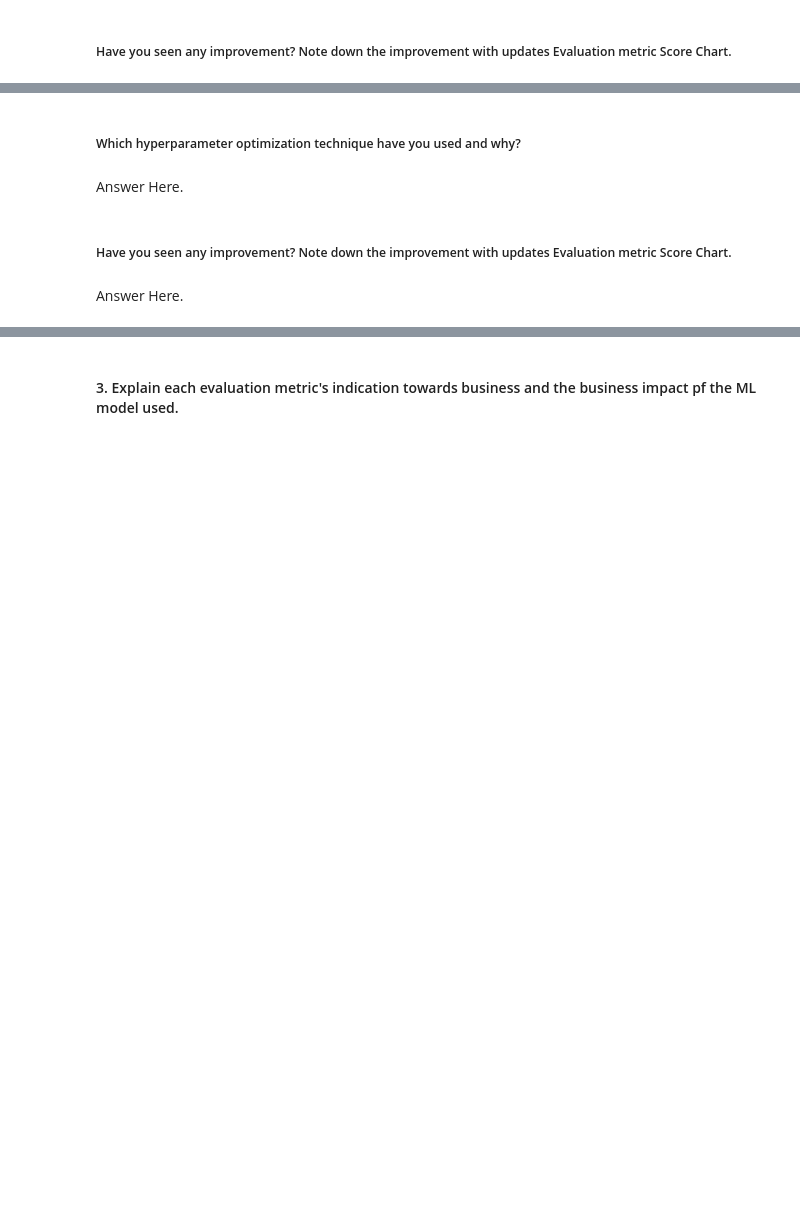
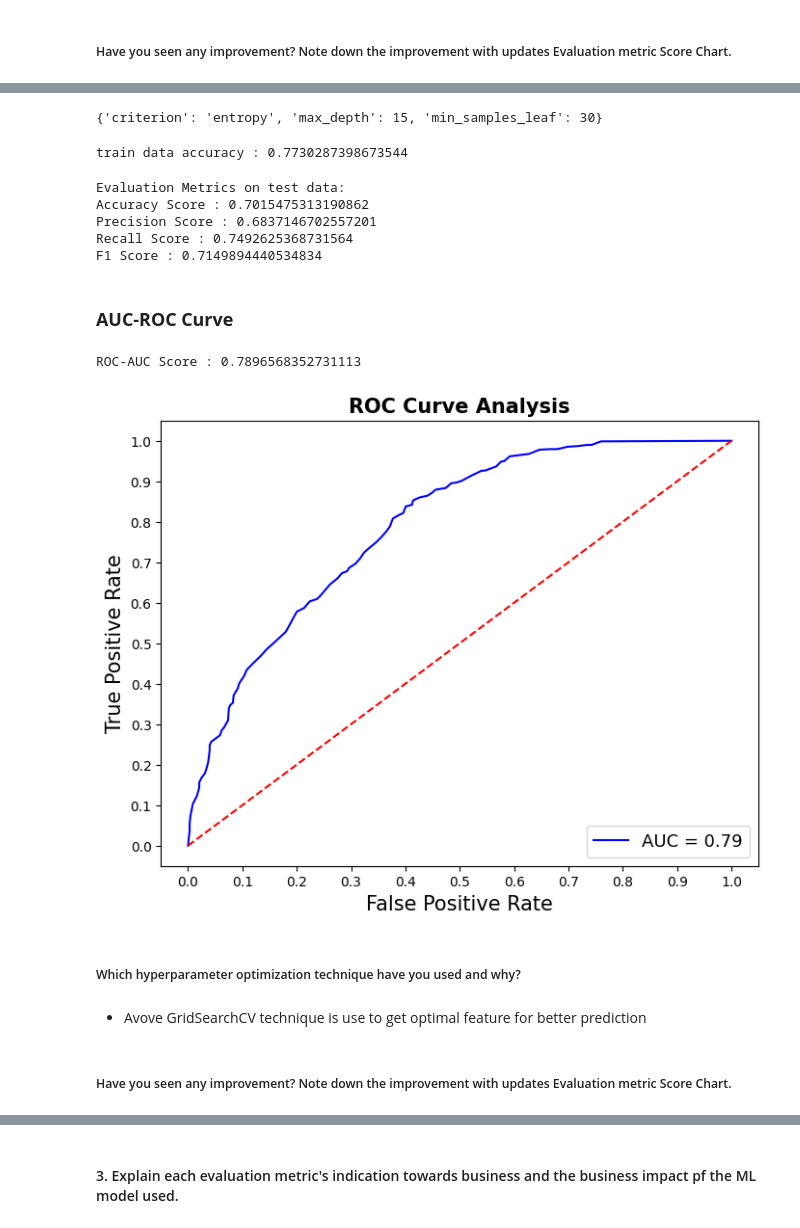
Before and after one commit to DhawalKhandait/Cardio_Vascular_Risk_Prediction-Classification, a Jupyter notebook: Cardio_Vascular_Risk_Prediction.ipynb, the cells around one changed output, grey strips where cells are left out. Cells and saved outputs as stored; diff of their text form; code cells hidden in the pictures; blank space fills up the shorter version.

```diff
--- a/Cardio_Vascular_Risk_Prediction.ipynb
+++ b/Cardio_Vascular_Risk_Prediction.ipynb
@@ -1324,0 +1534,13 @@ Answer Here.
+# %%
+# hyperparameter grid
+param_dtree = {'max_depth': [10, 15, 20, 25],
+                 'min_samples_leaf': [30, 40, 50],
+                 'criterion': ["gini", "entropy"]
+                 }
+# %%
+# creating model instance
+dtree_clf= DecisionTreeClassifier(random_state=0)
+
+# fitting model
+dtree_grid = GridSearchCV(dtree_clf, param_dtree, scoring= 'accuracy', verbose=3, cv=5)
+dtree_grid.fit(X_train, y_train)
@@ -1324,0 +1570,8 @@ Answer Here.
+# %%
+# best parameters
+dtree_grid.best_params_
+# %% [output]
+{'criterion': 'entropy', 'max_depth': 15, 'min_samples_leaf': 30}
+# %%
+# optimal model
+dtree_best_ = dtree_grid.best_estimator_
@@ -1325,8 +1582,30 @@ Answer Here.
+# %%
+# Predicting Probability
+test_proba_dtree = dtree_best_.predict_proba(X_test)[:,1]
+# %%
+# train set accuracy score
+print('train data accuracy :',accuracy_score(y_train, train_pred_dtree))
+# %% [output]
+train data accuracy : 0.7730287398673544
+# %%
+# Evaluation Metrics
+evaluation_metrics(y_test, test_pred_dtree, "DecisionTree")
+# %% [output]
+Evaluation Metrics on test data:
+Accuracy Score : 0.7015475313190862
+Precision Score : 0.6837146702557201
+Recall Score : 0.7492625368731564
+F1 Score : 0.7149894440534834
+# %% [markdown]
+### **AUC-ROC Curve**
+# %%
+plot_roc_curve(y_test, test_proba_dtree)
+# %% [output]
+ROC-AUC Score : 0.7896568352731113
+[figure, added]
 # %% [markdown]
 ##### Which hyperparameter optimization technique have you used and why?
-# %% [markdown]
-Answer Here.
+# %% [markdown]
+* Avove GridSearchCV technique is use to get optimal feature for better prediction
 # %% [markdown]
 ##### Have you seen any improvement? Note down the improvement with updates Evaluation metric Score Chart.
-# %% [markdown]
-Answer Here.
```
Also changed, not shown: parts of 104 cells of this notebook.
